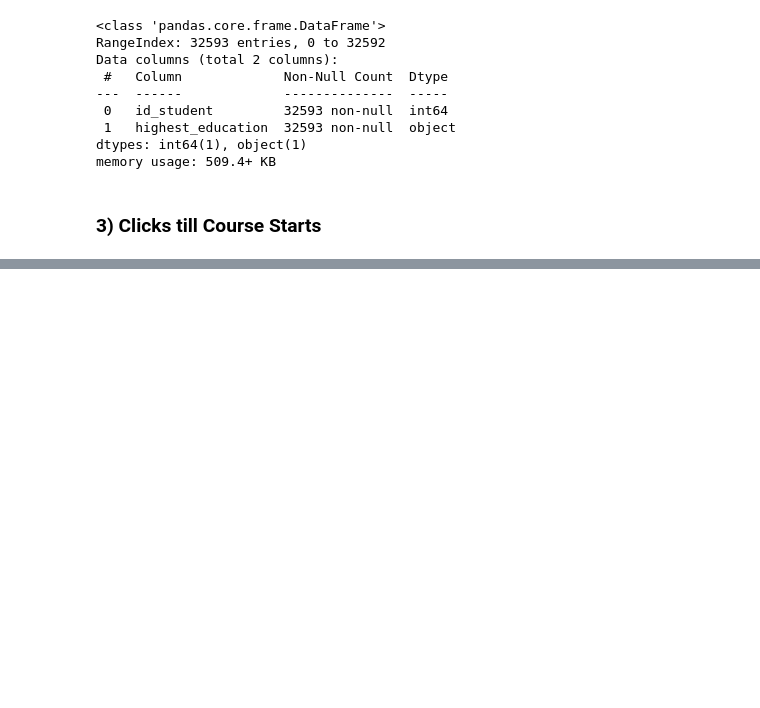
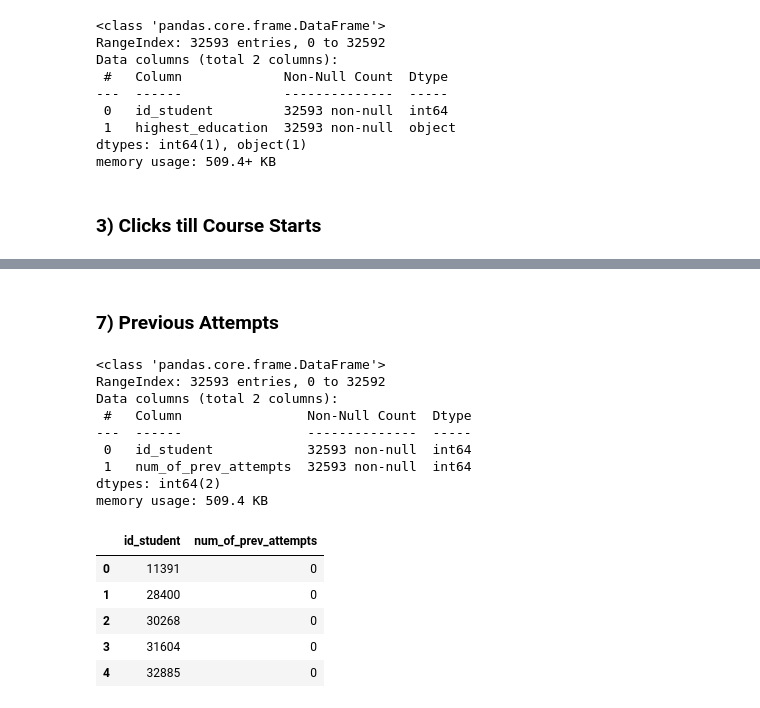
Before and after one commit to kazokid/UZOP-projekt, a Jupyter notebook: phase-one.ipynb, the cells around one changed output, grey strips where cells are left out. Cells and saved outputs as stored; diff of their text form; code cells hidden in the pictures; blank space fills up the shorter version.

```diff
--- a/phase-one.ipynb
+++ b/phase-one.ipynb
@@ -447,0 +541,23 @@ memory usage: 334.7 KB
+# %% [markdown]
+### 7) Previous Attempts
+# %%
+# we only need the id_student and num_of_prev_attempts
+previousAttempts = studentInfo[['id_student','num_of_prev_attempts']]
+previousAttempts.info()
+previousAttempts.head()
+# %% [output]
+<class 'pandas.core.frame.DataFrame'>
+RangeIndex: 32593 entries, 0 to 32592
+Data columns (total 2 columns):
+ #   Column                Non-Null Count  Dtype
+---  ------                --------------  -----
+ 0   id_student            32593 non-null  int64
+ 1   num_of_prev_attempts  32593 non-null  int64
+dtypes: int64(2)
+memory usage: 509.4 KB
+|  | id_student | num_of_prev_attempts |
+| 0 | 11391 | 0 |
+| 1 | 28400 | 0 |
+| 2 | 30268 | 0 |
+| 3 | 31604 | 0 |
+| 4 | 32885 | 0 |
```
Also changed, not shown: parts of 9 cells of this notebook.
